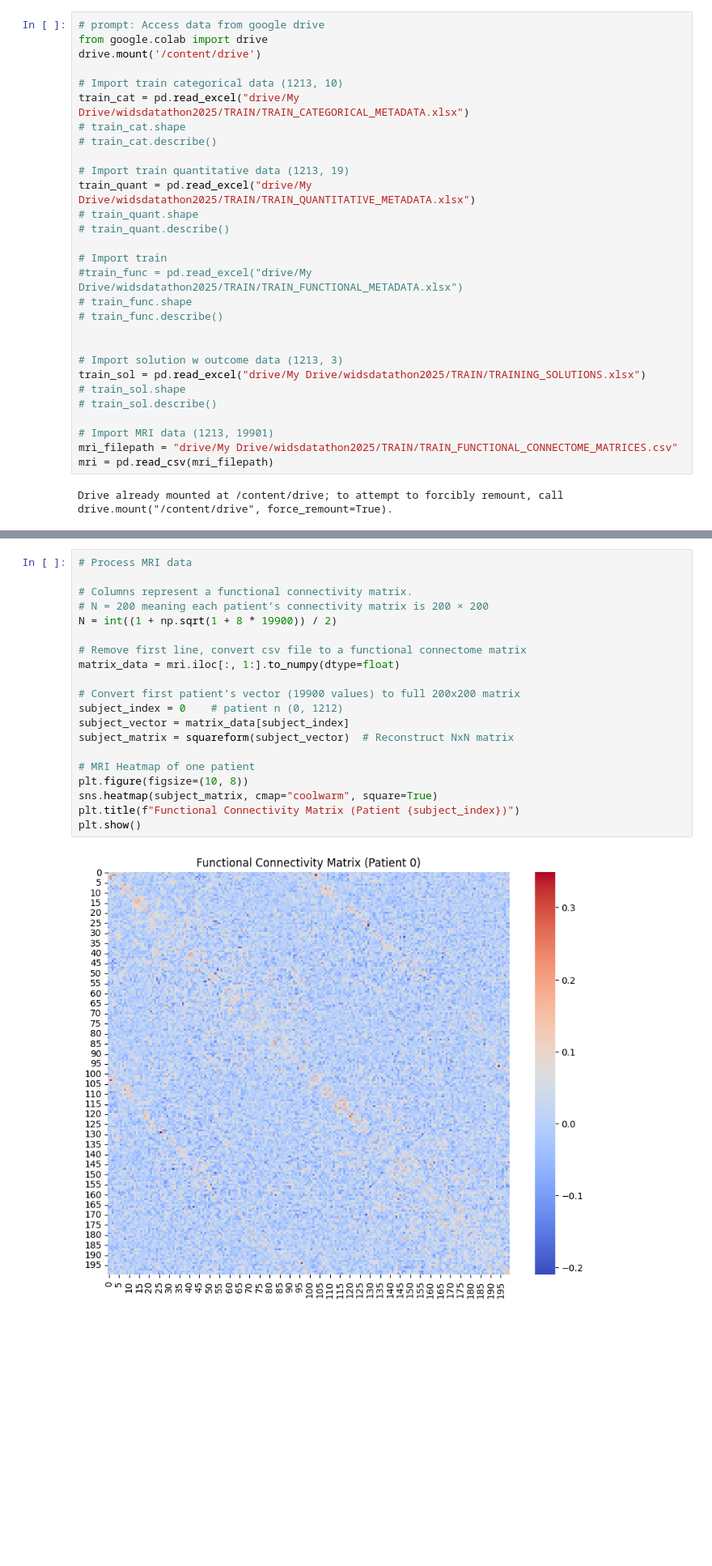
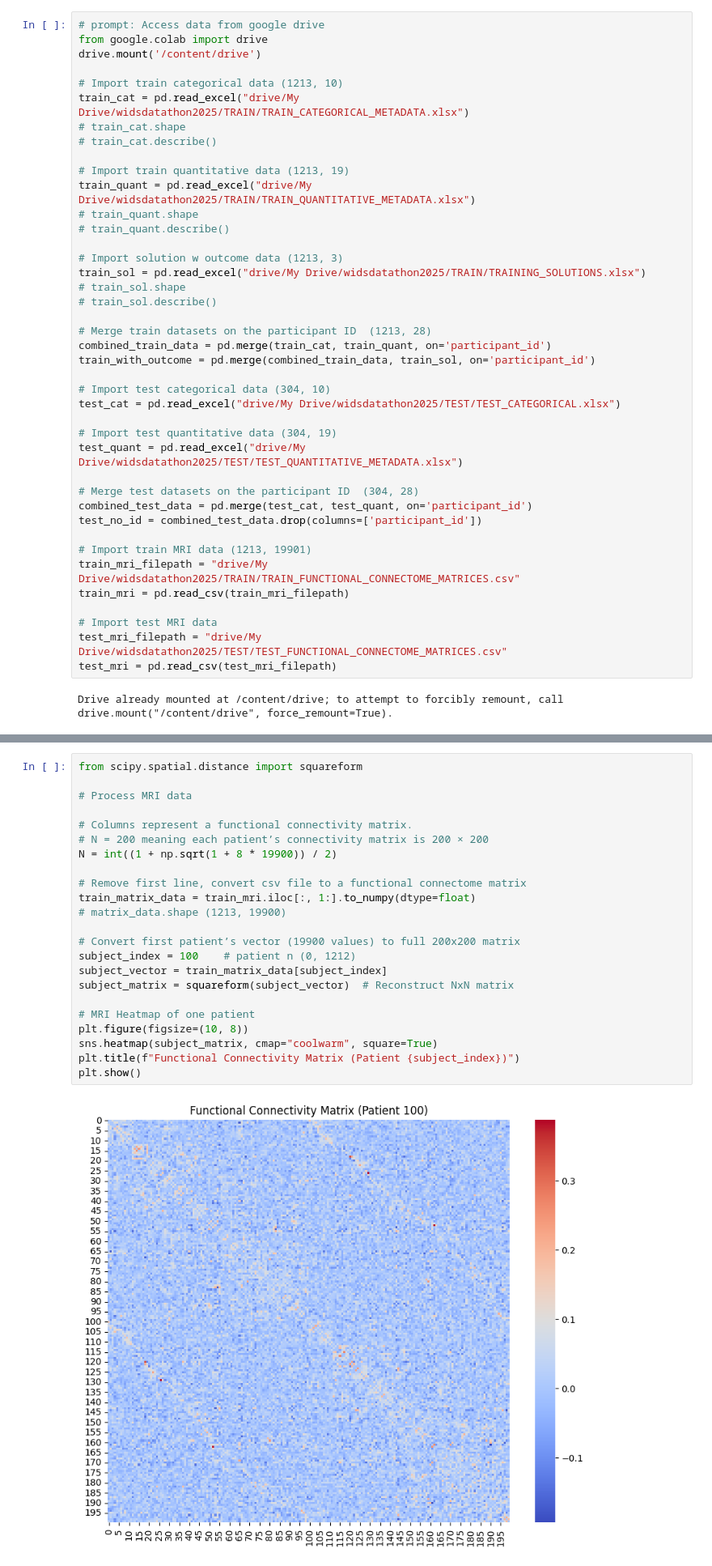
Before and after one commit to jchen0000/widsdatathon2025, a Jupyter notebook: python/Jiaqi.ipynb, the cells around one changed output, grey strips where cells are left out. Shown at 81% size. Cells and saved outputs as stored; diff of their text form; blank space fills up the shorter version.

```diff
--- a/python/Jiaqi.ipynb
+++ b/python/Jiaqi.ipynb
@@ -27,20 +23,32 @@ train_quant = pd.read_excel("drive/My Drive/widsdatathon2025/TRAIN/TRAIN_QUANTIT
 # train_quant.shape
 # train_quant.describe()
 
-# Import train
-#train_func = pd.read_excel("drive/My Drive/widsdatathon2025/TRAIN/TRAIN_FUNCTIONAL_METADATA.xlsx")
-# train_func.shape
-# train_func.describe()
-
-
 # Import solution w outcome data (1213, 3)
 train_sol = pd.read_excel("drive/My Drive/widsdatathon2025/TRAIN/TRAINING_SOLUTIONS.xlsx")
 # train_sol.shape
 # train_sol.describe()
 
-# Import MRI data (1213, 19901)
-mri_filepath = "drive/My Drive/widsdatathon2025/TRAIN/TRAIN_FUNCTIONAL_CONNECTOME_MATRICES.csv"
-mri = pd.read_csv(mri_filepath)
+# Merge train datasets on the participant ID  (1213, 28)
+combined_train_data = pd.merge(train_cat, train_quant, on='participant_id')
+train_with_outcome = pd.merge(combined_train_data, train_sol, on='participant_id')
+
+# Import test categorical data (304, 10)
+test_cat = pd.read_excel("drive/My Drive/widsdatathon2025/TEST/TEST_CATEGORICAL.xlsx")
+
+# Import test quantitative data (304, 19)
+test_quant = pd.read_excel("drive/My Drive/widsdatathon2025/TEST/TEST_QUANTITATIVE_METADATA.xlsx")
+
+# Merge test datasets on the participant ID  (304, 28)
+combined_test_data = pd.merge(test_cat, test_quant, on='participant_id')
+test_no_id = combined_test_data.drop(columns=['participant_id'])
+
+# Import train MRI data (1213, 19901)
+train_mri_filepath = "drive/My Drive/widsdatathon2025/TRAIN/TRAIN_FUNCTIONAL_CONNECTOME_MATRICES.csv"
+train_mri = pd.read_csv(train_mri_filepath)
+
+# Import test MRI data
+test_mri_filepath = "drive/My Drive/widsdatathon2025/TEST/TEST_FUNCTIONAL_CONNECTOME_MATRICES.csv"
+test_mri = pd.read_csv(test_mri_filepath)
 # %% [output]
 Drive already mounted at /content/drive; to attempt to forcibly remount, call drive.mount("/content/drive", force_remount=True).
 # %% [markdown]
@@ -48,23 +59,26 @@ The matrix and heatmap in your MRI dataset represent functional connectivity bet
 The 200x200 matrix represents pairwise connectivity between different brain regions, where 200 is the number of regions.
 # %%
+from scipy.spatial.distance import squareform
+
 # Process MRI data
 
 # Columns represent a functional connectivity matrix.
 # N = 200 meaning each patient’s connectivity matrix is 200 × 200
 N = int((1 + np.sqrt(1 + 8 * 19900)) / 2)
 
 # Remove first line, convert csv file to a functional connectome matrix
-matrix_data = mri.iloc[:, 1:].to_numpy(dtype=float)
+train_matrix_data = train_mri.iloc[:, 1:].to_numpy(dtype=float)
+# matrix_data.shape (1213, 19900)
 
 # Convert first patient’s vector (19900 values) to full 200x200 matrix
-subject_index = 0    # patient n (0, 1212)
-subject_vector = matrix_data[subject_index]
+subject_index = 100    # patient n (0, 1212)
+subject_vector = train_matrix_data[subject_index]
 subject_matrix = squareform(subject_vector)  # Reconstruct NxN matrix
 
 # MRI Heatmap of one patient
 plt.figure(figsize=(10, 8))
 sns.heatmap(subject_matrix, cmap="coolwarm", square=True)
 plt.title(f"Functional Connectivity Matrix (Patient {subject_index})")
 plt.show()
 # %% [output]
-[figure, old version]
+[figure, new version]
```
Also changed, not shown: parts of 18 cells of this notebook.
